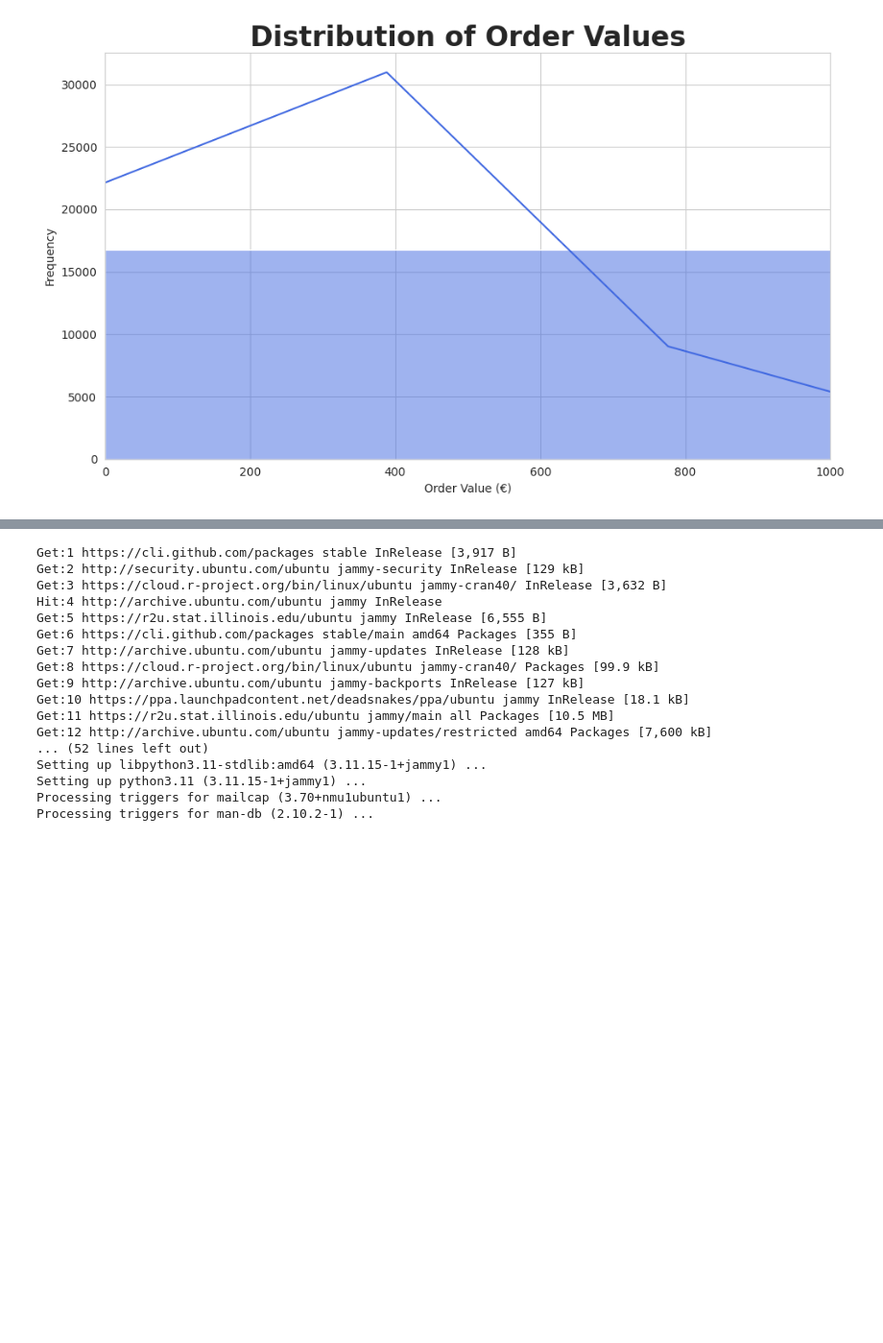
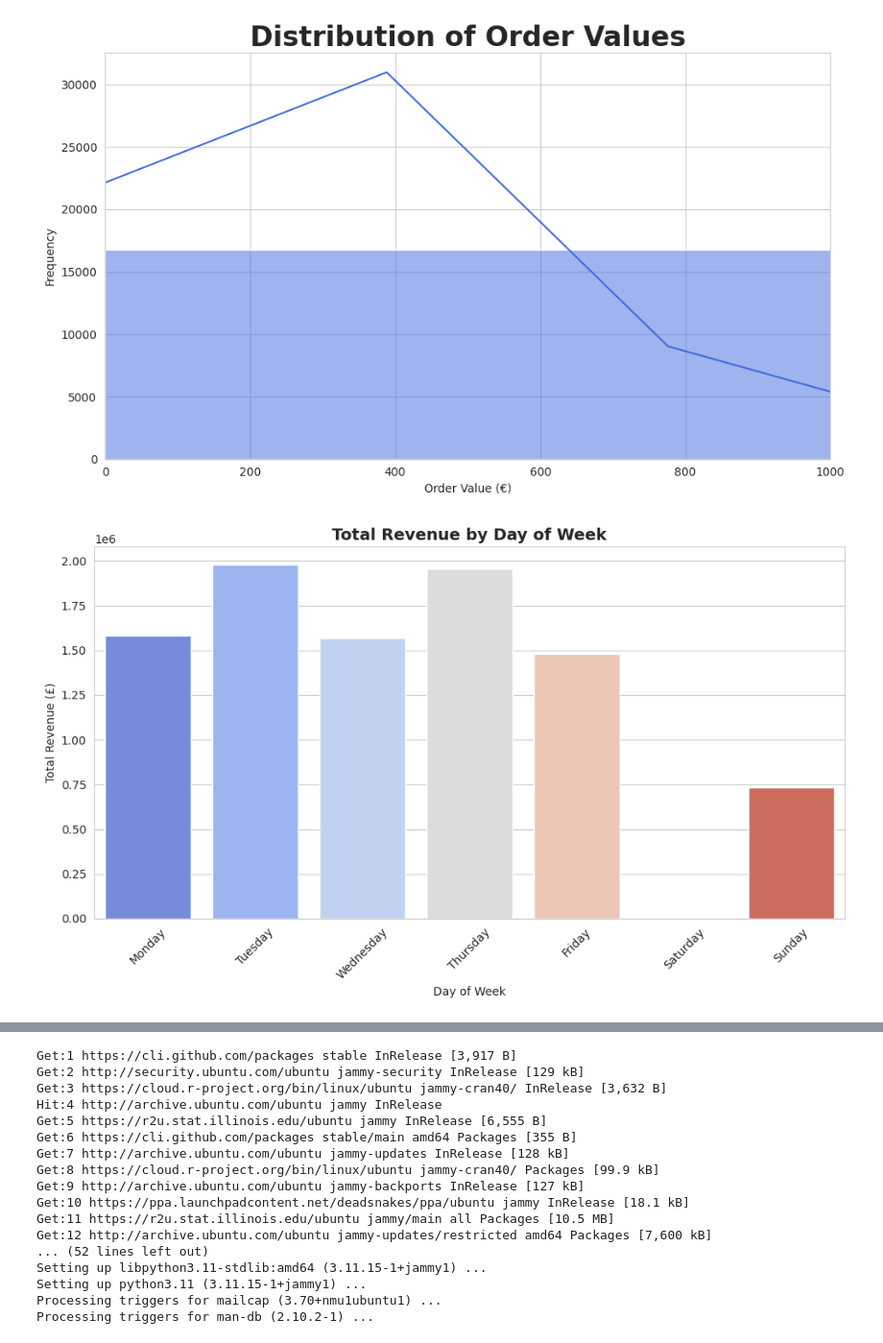
Before and after one commit to Ujjwalsahu001/Google-Colab-P, a Jupyter notebook: Ecommerce_Analysis.ipynb, the cells around one changed output, grey strips where cells are left out. Shown at 96% size. Cells and saved outputs as stored; diff of their text form; code cells hidden in the pictures; blank space fills up the shorter version.

```diff
--- a/Ecommerce_Analysis.ipynb
+++ b/Ecommerce_Analysis.ipynb
@@ -610,3 +670,30 @@ plt.savefig("order_values_histogram.png", dpi=150)
 plt.show()
 # %% [output]
 [figure]
+# %%
+# 6. Sales by Day of Week (Bar Chart)
+# ---------------------------------------------------------
+day_order = ["Monday", "Tuesday", "Wednesday", "Thursday",
+             "Friday", "Saturday", "Sunday"]
+sales_by_day = (
+    df_clean.groupby("DayOfWeek")["TotalPrice"]
+    .sum()
+    .reindex(day_order)
+)
+
+plt.figure()
+sns.barplot(
+    x=sales_by_day.index,
+    y=sales_by_day.values,
+    hue=sales_by_day.index,
+    palette="coolwarm"
+)
+plt.title("Total Revenue by Day of Week", fontsize=14, fontweight="bold")
+plt.xlabel("Day of Week")
+plt.ylabel("Total Revenue (£)")
+plt.xticks(rotation=45)
+plt.tight_layout()
+plt.savefig("sales_by_dayofweek.png", dpi=150)
+plt.show()
+# %% [output]
+[figure, added]
```
Also changed, not shown: parts of 11 cells of this notebook.
